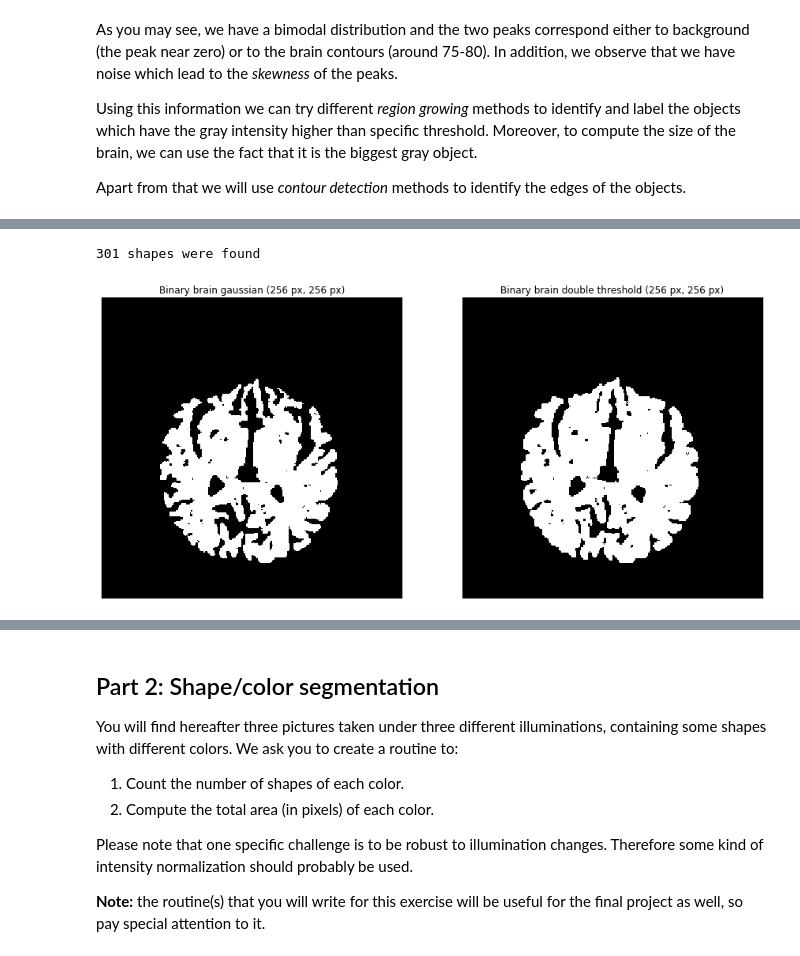
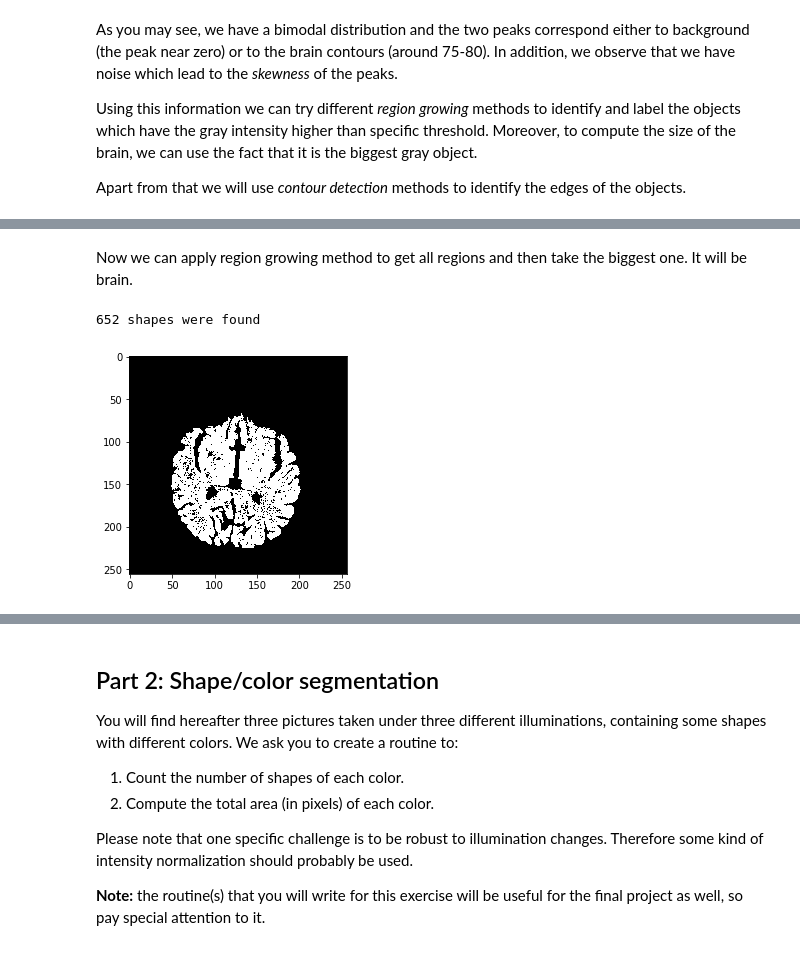
Before and after one commit to oganesManasian/Image-analysis-and-pattern-recognition, a Jupyter notebook: labs/lab_01_segmentation.ipynb, the cells around one changed output, grey strips where cells are left out. Saved outputs shown, nothing was run; the diff lists cells and outputs as text; code cells hidden in the pictures.

```diff
--- a/labs/lab_01_segmentation.ipynb
+++ b/labs/lab_01_segmentation.ipynb
@@ -224,11 +193,0 @@ Wall time: 197 ms
-# %%
-brain_region_coords = max(regions, key=len)
-
-brain_mask = np.full(brain_im.shape, fill_value=False)
-for coords in brain_region_coords:
-    brain_mask[coords] = True
-
-fig, ax = plt.subplots(1, 1, figsize=(6, 6))
-ax.imshow(brain_mask, cmap='gray')
-ax.set_title('Binary brain image ({} px, {} px)'.format(im_h, im_w))
-ax.axis('off');
@@ -252,21 +193,0 @@ ax[1].axis('off');
-# %%
-brain_mask_eroded = binary_erosion(brain_mask, selem=square(2))
-brain_mask_eroded = binary_erosion(brain_mask_eroded, selem=square(1))
-
-fig, ax = plt.subplots(1, 2, figsize=(10, 10))
-ax[0].imshow(brain_mask_eroded, cmap='gray')
-ax[0].set_title('Binary brain image ({} px, {} px)'.format(im_h, im_w))
-ax[0].axis('off');
-
-regions = region_growing(brain_mask_eroded)
-print(f"{len(regions)} shapes were found")
-
-brain_coords = max(regions, key=len)
-
-brain_mask_new = np.full(brain_im.shape, fill_value=False)
-for coords in brain_coords:
-    brain_mask_new[coords] = True
-
-ax[1].imshow(brain_mask_new, cmap='gray')
-ax[1].set_title('Binary brain image ({} px, {} px)'.format(im_h, im_w))
-ax[1].axis('off');
@@ -347,23 +194,18 @@ The 'normed' kwarg was deprecated in Matplotlib 2.1 and will be removed in 3.1.
-# %%
-brain_im_mask_gaussian = brain_im_binary == 2
-
-regions = region_growing(brain_im_mask_gaussian)
-print(f"{len(regions)} shapes were found")
-
-brain_region_coords = max(regions, key=len)
-
-brain_mask_gaussian = np.full(brain_im.shape, fill_value=False)
-for coords in brain_region_coords:
-    brain_mask_gaussian[coords] = True
-
-fig, ax = plt.subplots(1, 2, figsize=(15, 8))
-ax[0].imshow(brain_mask_gaussian, cmap='gray')
-ax[0].set_title('Binary brain gaussian ({} px, {} px)'.format(im_h, im_w))
-ax[0].axis('off')
-
-ax[1].imshow(brain_median, cmap='gray')
-ax[1].set_title('Binary brain double threshold ({} px, {} px)'.format(im_h, im_w))
-ax[1].axis('off');
-# %% [output]
-301 shapes were found
-[figure, removed]
+# %% [markdown]
+Now we can apply region growing method to get all regions and then take the biggest one. It will be brain.
+# %%
+regions = region_growing(np.array(brain_im_binary_double))
+print(f"{len(regions)} shapes were found")
+
+brain_region = max(regions, key=len)
+
+brain_mask_double_threshold = np.full(brain_im.shape, fill_value=False)
+for coords in brain_region:
+    brain_mask_double_threshold[coords] = True
+# %% [output]
+652 shapes were found
+# %%
+plt.imshow(brain_mask_double_threshold, cmap="gray")
+plt.show()
+# %% [output]
+[figure, added]
```
Also changed, not shown: parts of 70 cells of this notebook.
